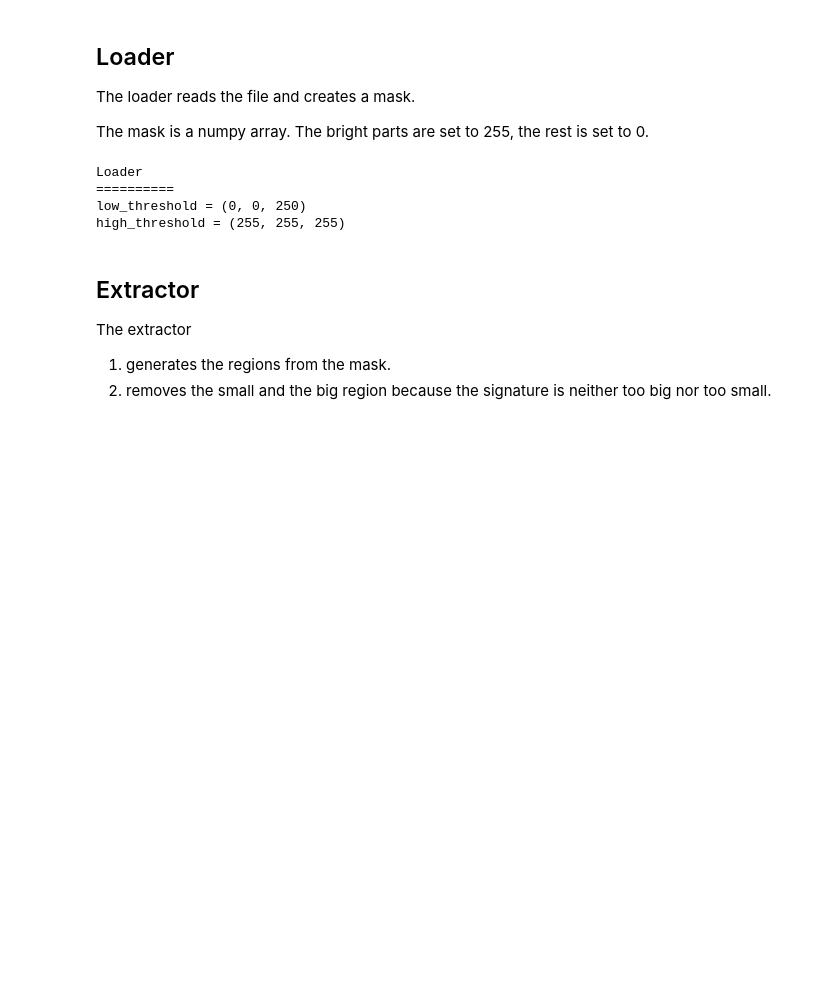
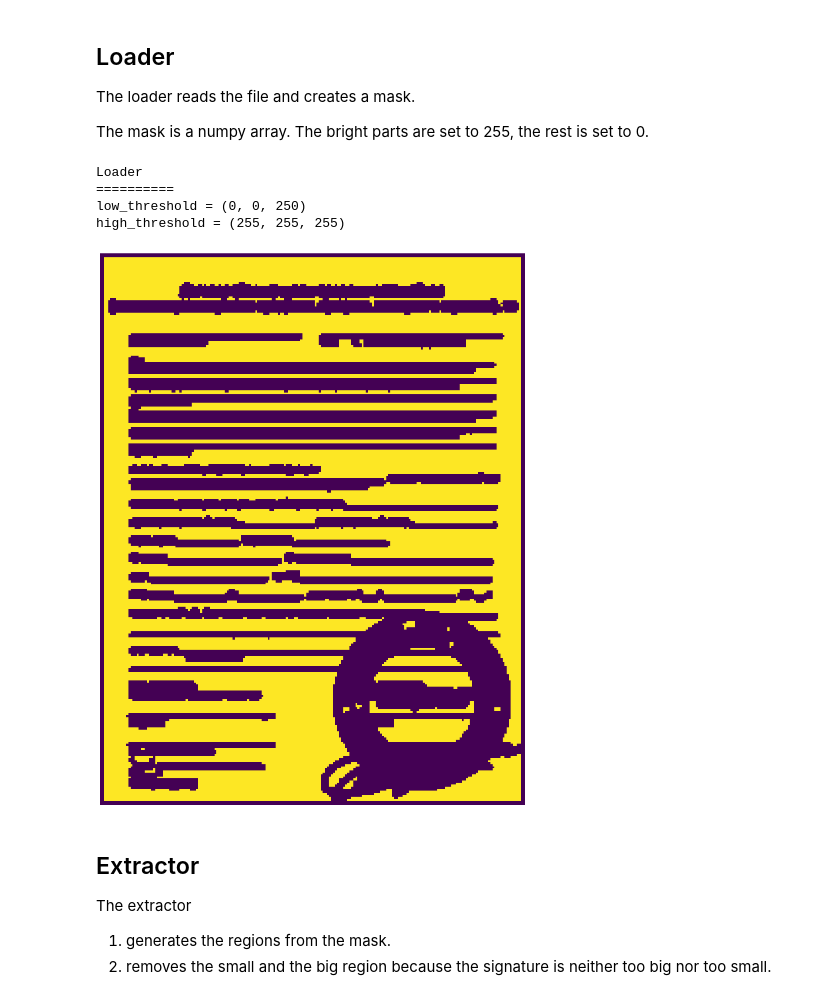
Before and after one commit to MyHorizonn/astra_best_neuro, a Jupyter notebook: for_tests.ipynb, the cells around one changed output. Drawn from its saved outputs; the diff is of its cells as text; code cells hidden in the pictures; blank space fills up the shorter version.

```diff
--- a/for_tests.ipynb
+++ b/for_tests.ipynb
@@ -174,8 +303,10 @@ low_threshold = (0, 0, 250)
 high_threshold = (255, 255, 255)
 # %%
 mask = loader.get_masks(image)
-#show_image(mask)
+show_image(mask)
 # plt.imsave('./data/output/mask.jpeg', mask)
+# %% [output]
+[figure, added]
 # %% [markdown]
 ## Extractor
 
```
Also changed, not shown: parts of 19 cells of this notebook, 17 other files.
